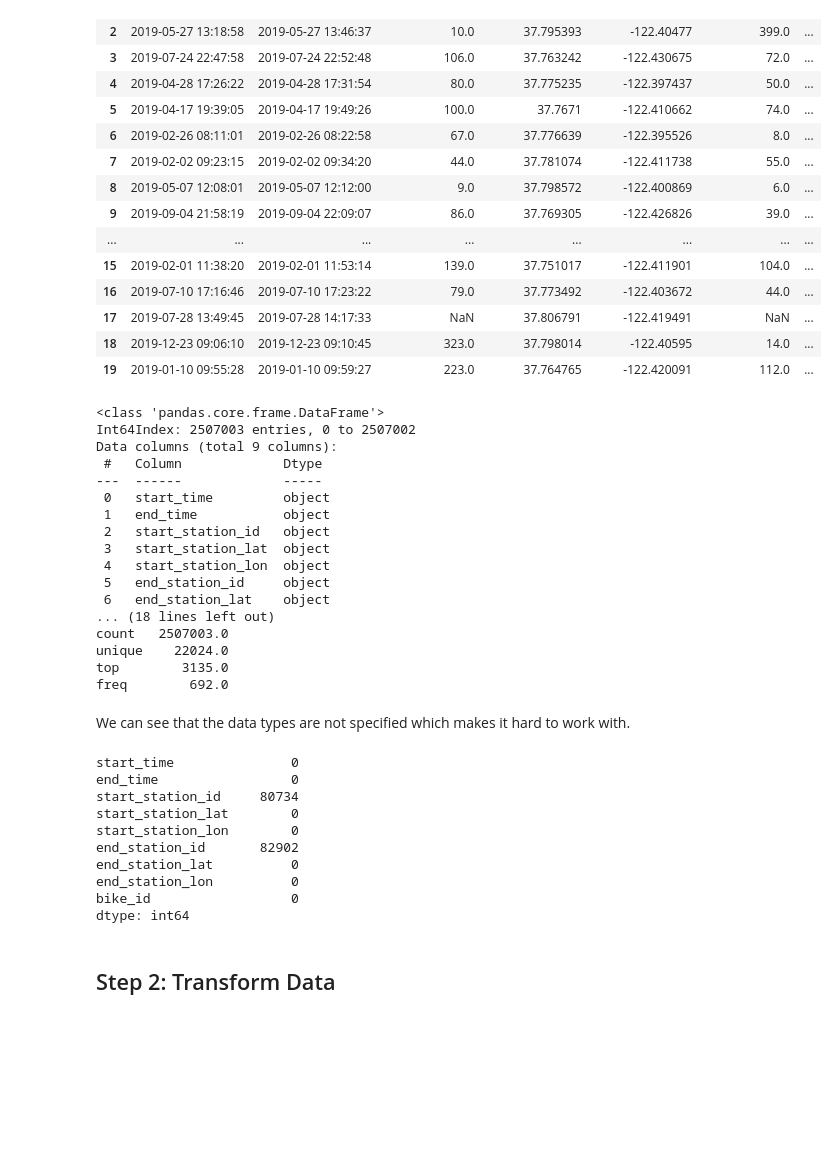
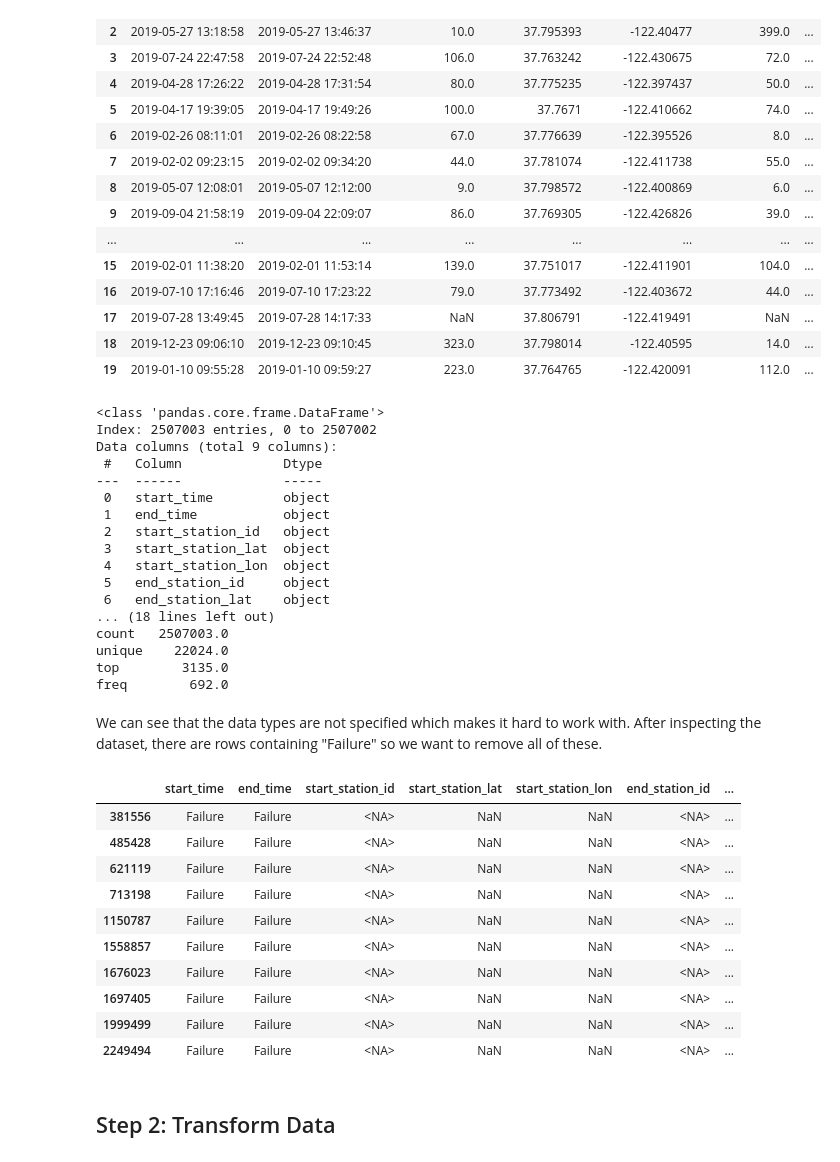
Before and after one commit to Ppkhanh/The-Learning-Machines, a Jupyter notebook: DataPrepVer1.ipynb, the cells around one changed output. Cells and saved outputs as stored; diff of their text form; code cells hidden in the pictures; blank space fills up the shorter version.

```diff
--- a/DataPrepVer1.ipynb
+++ b/DataPrepVer1.ipynb
@@ -54,11 +54,11 @@ bikeRen.head(20)
 | 19 | 2019-01-10 09:55:28 | 2019-01-10 09:59:27 | 223.0 | 37.764765 | -122.420091 | 112.0 | ... |
 # %%
 # take a look at the data types and general information
-print(bikeRen.info())
-print(bikeRen.describe())
+print(df.info())
+print(df.describe())
 # %% [output]
 <class 'pandas.core.frame.DataFrame'>
-Int64Index: 2507003 entries, 0 to 2507002
+Index: 2507003 entries, 0 to 2507002
 Data columns (total 9 columns):
  #   Column             Dtype
 ---  ------             -----
@@ -75,18 +75,21 @@ unique    22024.0
 top        3135.0
 freq        692.0
 # %% [markdown]
-We can see that the data types are not specified which makes it hard to work with.
+We can see that the data types are not specified which makes it hard to work with. After inspecting the dataset, there are rows containing "Failure" so we want to remove all of these.
-# %%
-# Check the number of non-defined values in each feature.
-bikeRen.isna().sum()
-# %% [output]
-start_time               0
-end_time                 0
-start_station_id     80734
-start_station_lat        0
-start_station_lon        0
-end_station_id       82902
-end_station_lat          0
-end_station_lon          0
-bike_id                  0
-dtype: int64
+# %%
+# create a new data frame that containts all failure rows from dft
+rent_failure = df["start_time"].str.contains("Failure")
+data_failure = df[rent_failure]
+data_failure
+# %% [output]
+|  | start_time | end_time | start_station_id | start_station_lat | start_station_lon | end_station_id | ... |
+| 381556 | Failure | Failure | <NA> | NaN | NaN | <NA> | ... |
+| 485428 | Failure | Failure | <NA> | NaN | NaN | <NA> | ... |
+| 621119 | Failure | Failure | <NA> | NaN | NaN | <NA> | ... |
+| 713198 | Failure | Failure | <NA> | NaN | NaN | <NA> | ... |
+| 1150787 | Failure | Failure | <NA> | NaN | NaN | <NA> | ... |
+| 1558857 | Failure | Failure | <NA> | NaN | NaN | <NA> | ... |
+| 1676023 | Failure | Failure | <NA> | NaN | NaN | <NA> | ... |
+| 1697405 | Failure | Failure | <NA> | NaN | NaN | <NA> | ... |
+| 1999499 | Failure | Failure | <NA> | NaN | NaN | <NA> | ... |
+| 2249494 | Failure | Failure | <NA> | NaN | NaN | <NA> | ... |
```
Also changed, not shown: parts of 53 cells of this notebook, 1 other file.
